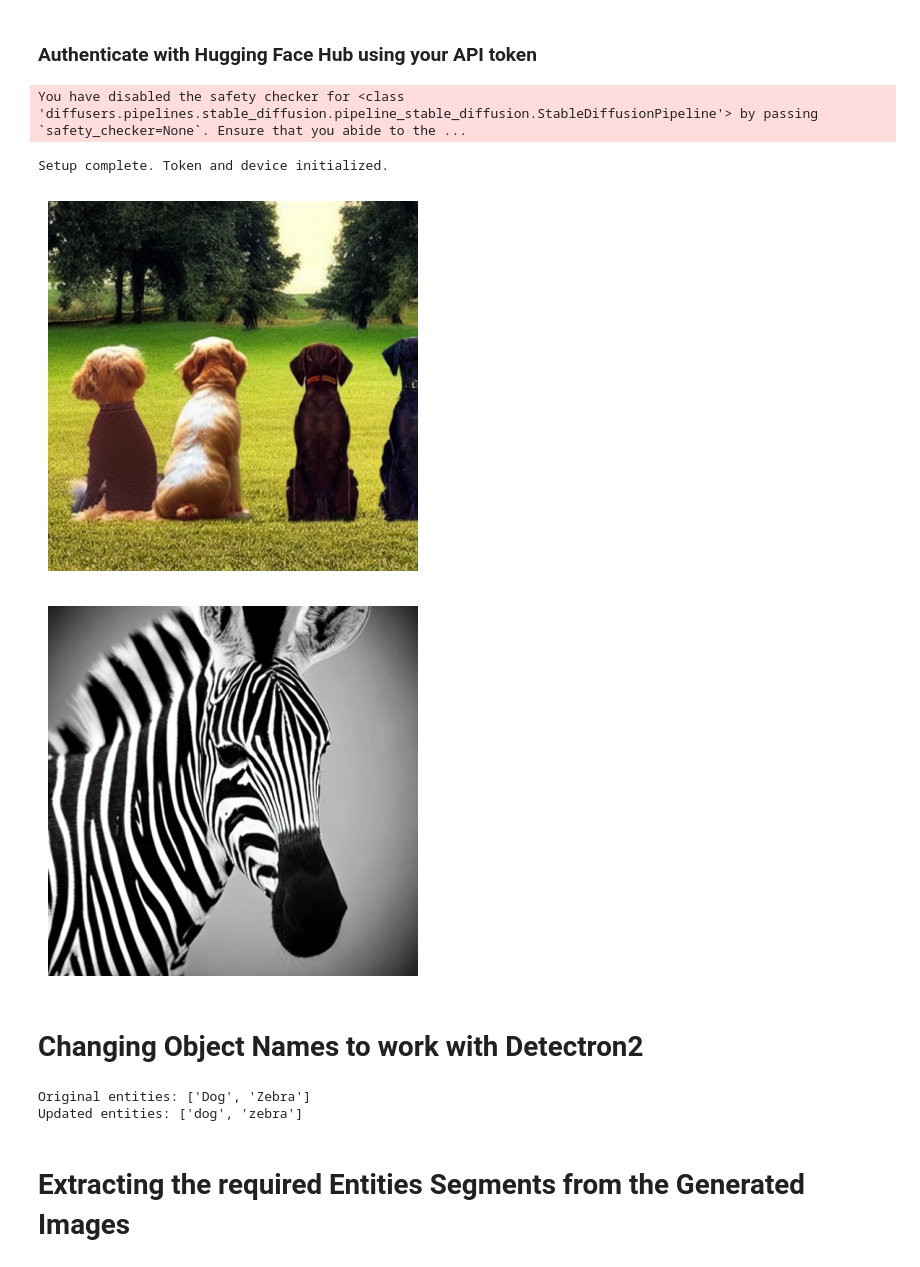
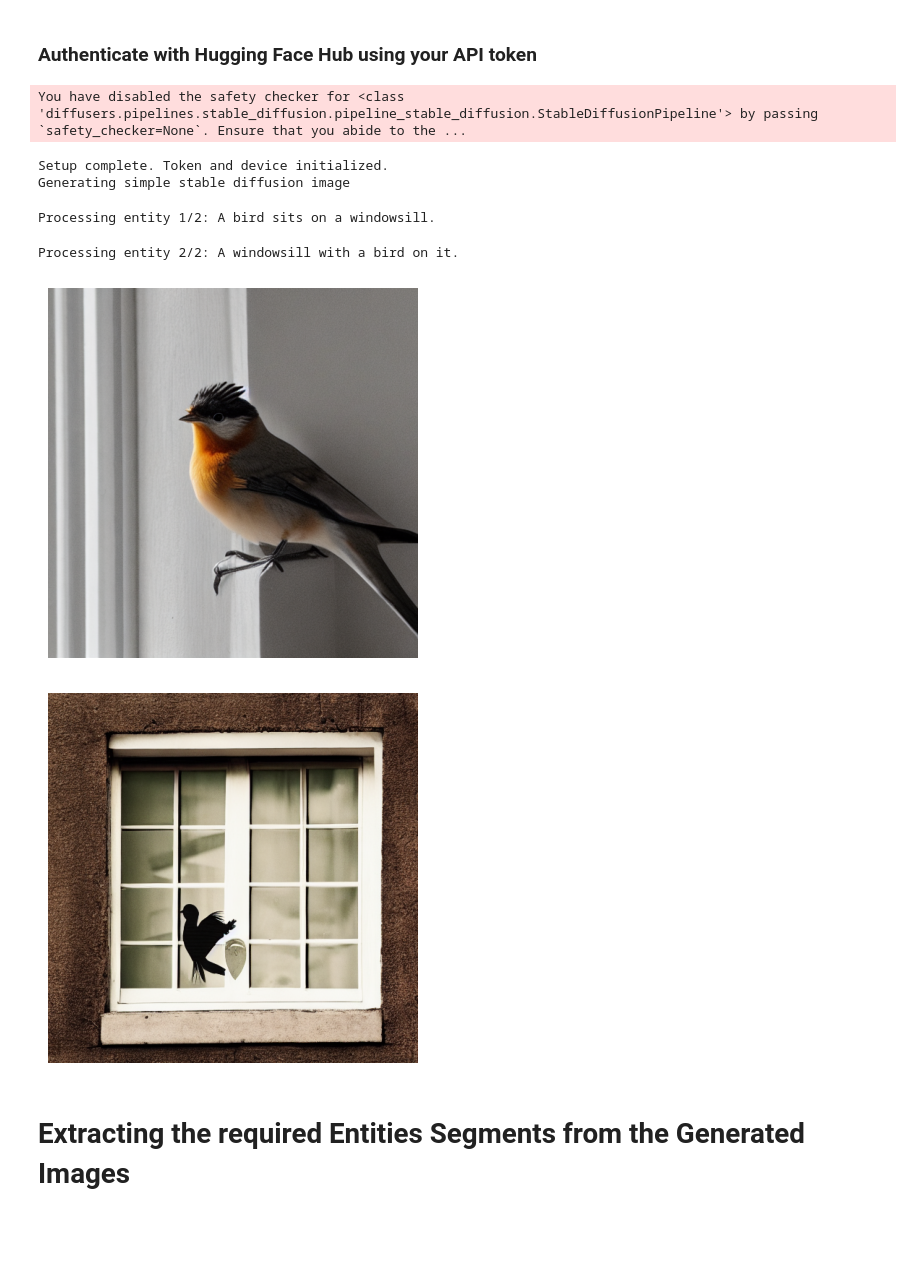
Before and after one commit to Fayzan-Ali-Akhtar/Stable-Diffusion-Summer-Proj, a Jupyter notebook: Recursive_Diffusion.ipynb, the cells around one changed output. Cells and saved outputs as stored; diff of their text form; code cells hidden in the pictures; blank space fills up the shorter version.

```diff
--- a/Recursive_Diffusion.ipynb
+++ b/Recursive_Diffusion.ipynb
@@ -1,3 +1,6 @@
 # %% [markdown]
 # Mounting Google Drive
+# %%
+save_images = False
+gen_simple_stable_diff_image = True
 # %%
@@ -144,14 +152,14 @@ prompts = [
     # "A dog chasing a butterfly in a meadow.",
     # "A child holding a red balloon in a park.",
     # "A chef preparing sushi in a kitchen.",
-    # "A bird perched on a windowsill with a view of the city skyline.",
+    "A bird perched on a windowsill with a view of the city skyline.",
     # "A woman reading a book under a large oak tree.",
     # "A robot serving coffee in a cozy café.",
     # "A man playing the violin on a quiet beach at sunset.",
     # "A pair of glasses resting on a stack of books.",
     # "A horse grazing in a field with a mountain in the background.",
     # "A giraffe drinking water next to a small pond.",
-    "A dog sitting beside a zebra, both looking in different directions.",
+    # "A dog sitting beside a zebra, both looking in different directions.",
     # "A boat floating on a calm lake with a forest in the distance.",
     # "A bicycle leaning against a lamppost in a quiet street.",
     # "A painter working on a canvas with a cityscape in the background.",
@@ -162,21 +170,25 @@ prompts = [
     # "A telescope pointing towards the night sky filled with stars."
 ]
 
-prompt = prompts[0]
+recusive_diff_prompt = prompts[0]
 
-# Step 1: Identify objects in the prompt
-identified_objects = getobjects(prompt)
+# Step 1: Identify objects in the recusive_diff_prompt
+identified_objects = getobjects(recusive_diff_prompt)
+
+if isinstance(identified_objects, str):
+  identified_objects = [identified_objects]
+
 print("identified_objects =",identified_objects)
 
-# Step 2: Generate edited prompts for each identified object
+# Step 2: Generate edited recusive_diff_prompts for each identified object
 for obj in identified_objects:
     print("===================================")
     # check
-    if(obj.lower() not in prompt.lower()):
-      print(f"Object '{obj}' not found in the prompt. Skipping...")
+    if(obj.lower() not in recusive_diff_prompt.lower()):
+      print(f"Object '{obj}' not found in the recusive_diff_prompt. Skipping...")
       continue
 
-    edited_prompt = get_edited_prompts(prompt, obj)
+    edited_prompt = get_edited_prompts(recusive_diff_prompt, obj)
 
     # checking if obj in editied prompt
     if(obj.lower() not in edited_prompt.lower()):
@@ -187,7 +199,7 @@ for obj in identified_objects:
     objects_array.append(obj)
     edited_prompts_array.append(edited_prompt)
 
-    print(f"Prompt: {prompt}")
+    print(f"recusive_diff_prompt: {recusive_diff_prompt}")
     print(f"Identified Object: {obj}")
     print(f"Edited Prompt: {edited_prompt}")
 
@@ -232,66 +241,51 @@ pipe = StableDiffusionPipeline.from_pretrained(
     safety_checker=None,
     variant="fp16",
     cache_dir='./models/diffusers/',
-    use_auth_token=token
+    use_auth_token=userdata.get("HF_TOKEN")
 ).to(device)
 
 pipe.scheduler = DDIMScheduler.from_config(pipe.scheduler.config)
 pipe.scheduler.set_timesteps(50)
 timesteps = pipe.scheduler.timesteps
 sp_sz = pipe.unet.sample_size
 bsz = 1
 
 print("Setup complete. Token and device initialized.")
 
 # Function to generate image from prompt using the loaded pipeline
 def generate_image(prompt):
     image = pipe(prompt).images[0]
     return image
 
 images = []
 
-for idx, entity in enumerate(entities):
+# Making Image for simple Stable Diffusion
+if gen_simple_stable_diff_image:
+  print("Generating simple stable diffusion image")
+  stable_diffusion_image = generate_image(recusive_diff_prompt)
+
+for idx, entity in enumerate(edited_prompts_array):
+    print(f"Processing entity {idx + 1}/{len(edited_prompts_array)}: {entity}")
     image = generate_image(entity)
     images.append(image)
     # Save the generated image
-    image.save(f"{output_dir}{entity.replace(' ', '_')}_{idx}.jpg")
+    if save_images:
+      image.save(f"{output_dir}{entity.replace(' ', '_')}_{idx}.jpg")
 
 # Display generated images
 for idx, image in enumerate(images):
     plt.figure()
     plt.imshow(image)
     plt.axis('off')
     plt.show()
 # %% [output]
 You have disabled the safety checker for <class 'diffusers.pipelines.stable_diffusion.pipeline_stable_diffusion.StableDiffusionPipeline'> by passing `safety_checker=None`. Ensure that you abide to the ...
 Setup complete. Token and device initialized.
+Generating simple stable diffusion image
+Processing entity 1/2: A bird sits on a windowsill.
+Processing entity 2/2: A windowsill with a bird on it.
-[figure, old version]
+[figure, new version]
-[figure, old version]
+[figure, new version]
-# %% [markdown]
-# **Changing Object Names to work with Detectron2**
-# %%
-print("Original entities:", objects_array)
-entities = [items.lower() for items in objects_array]
-
-# Update the entities array directly
-for index in range(len(entities)):
-    if entities[index].lower() == 'ball':
-        entities[index] = 'sports ball'
-    if entities[index] == 'balloon':
-        entities[index] = 'sports ball'
-    if entities[index] == 'chef':
-        entities[index] = 'person'
-    if entities[index] == 'child':
-        entities[index] = 'person'
-    if entities[index].lower() == 'oak tree':
-        entities[index] = 'tree'
-    if entities[index].lower() == 'lion':
-        entities[index] = 'dog'
-
-print("Updated entities:", entities)
-# %% [output]
-Original entities: ['Dog', 'Zebra']
-Updated entities: ['dog', 'zebra']
 # %% [markdown]
 # Extracting the required Entities Segments from the Generated Images
 # %%
```
Also changed, not shown: parts of 32 cells of this notebook.
